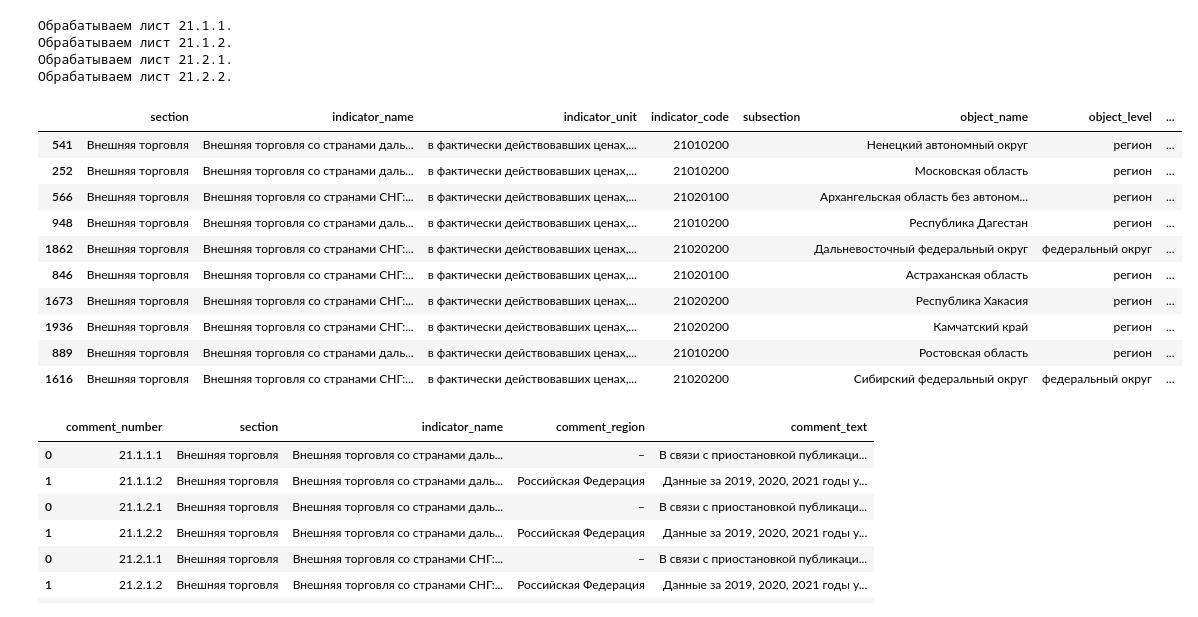
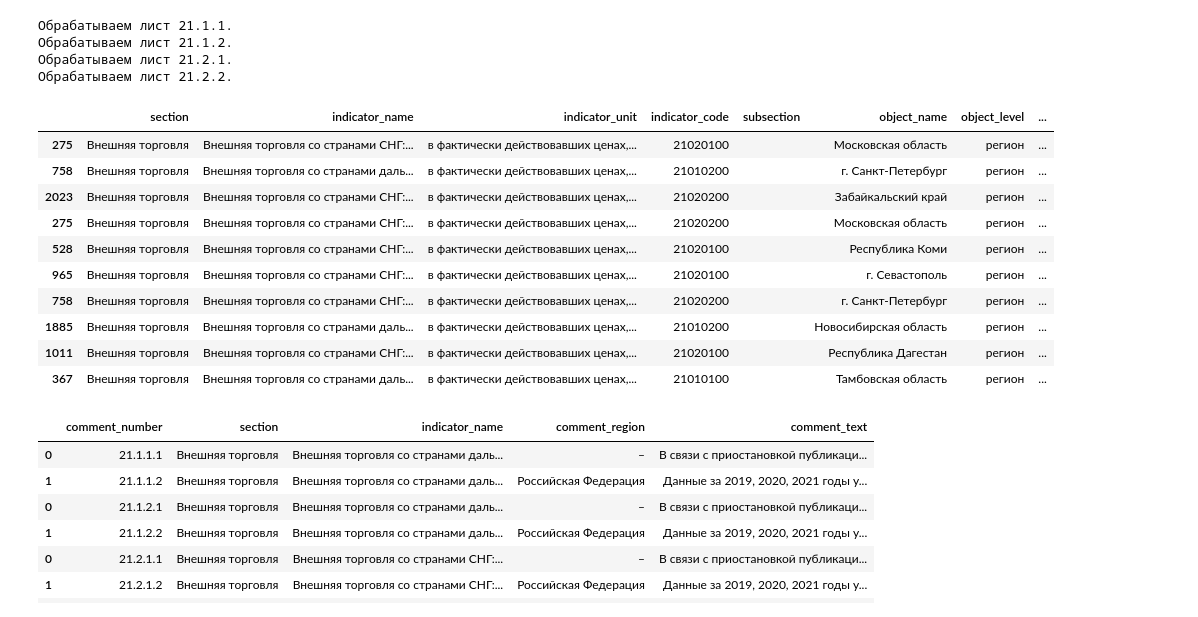
Before and after one commit to heavenorlasvegas/regions_parser, a Jupyter notebook: notebooks/AL_Parsing.ipynb, the cells around one changed output. Cells and saved outputs as stored; diff of their text form; code cells hidden in the pictures.

```diff
--- a/notebooks/AL_Parsing.ipynb
+++ b/notebooks/AL_Parsing.ipynb
@@ -67,19 +48,19 @@ comments.to_csv(f'../result/section_{section_num}_comments.csv', encoding='utf-1
 Обрабатываем лист 21.2.1.
 Обрабатываем лист 21.2.2.
 # %%
-data.sample(10)
+data[data.year==2022].sample(10)
 # %% [output]
 |  | section | indicator_name | indicator_unit | indicator_code | subsection | object_name | object_level | ... |
-| 541 | Внешняя торговля | Внешняя торговля со странами даль... | в фактически действовавших ценах,... | 21010200 |  | Ненецкий автономный округ | регион | ... |
-| 252 | Внешняя торговля | Внешняя торговля со странами даль... | в фактически действовавших ценах,... | 21010200 |  | Московская область | регион | ... |
-| 566 | Внешняя торговля | Внешняя торговля со странами СНГ:... | в фактически действовавших ценах,... | 21020100 |  | Архангельская область без автоном... | регион | ... |
-| 948 | Внешняя торговля | Внешняя торговля со странами даль... | в фактически действовавших ценах,... | 21010200 |  | Республика Дагестан | регион | ... |
-| 1862 | Внешняя торговля | Внешняя торговля со странами СНГ:... | в фактически действовавших ценах,... | 21020200 |  | Дальневосточный федеральный округ | федеральный округ | ... |
-| 846 | Внешняя торговля | Внешняя торговля со странами СНГ:... | в фактически действовавших ценах,... | 21020100 |  | Астраханская область | регион | ... |
-| 1673 | Внешняя торговля | Внешняя торговля со странами СНГ:... | в фактически действовавших ценах,... | 21020200 |  | Республика Хакасия | регион | ... |
-| 1936 | Внешняя торговля | Внешняя торговля со странами СНГ:... | в фактически действовавших ценах,... | 21020200 |  | Камчатский край | регион | ... |
-| 889 | Внешняя торговля | Внешняя торговля со странами даль... | в фактически действовавших ценах,... | 21010200 |  | Ростовская область | регион | ... |
-| 1616 | Внешняя торговля | Внешняя торговля со странами СНГ:... | в фактически действовавших ценах,... | 21020200 |  | Сибирский федеральный округ | федеральный округ | ... |
+| 275 | Внешняя торговля | Внешняя торговля со странами СНГ:... | в фактически действовавших ценах,... | 21020100 |  | Московская область | регион | ... |
+| 758 | Внешняя торговля | Внешняя торговля со странами даль... | в фактически действовавших ценах,... | 21010200 |  | г. Санкт-Петербург | регион | ... |
+| 2023 | Внешняя торговля | Внешняя торговля со странами СНГ:... | в фактически действовавших ценах,... | 21020200 |  | Забайкальский край | регион | ... |
+| 275 | Внешняя торговля | Внешняя торговля со странами СНГ:... | в фактически действовавших ценах,... | 21020200 |  | Московская область | регион | ... |
+| 528 | Внешняя торговля | Внешняя торговля со странами СНГ:... | в фактически действовавших ценах,... | 21020100 |  | Республика Коми | регион | ... |
+| 965 | Внешняя торговля | Внешняя торговля со странами СНГ:... | в фактически действовавших ценах,... | 21020100 |  | г. Севастополь | регион | ... |
+| 758 | Внешняя торговля | Внешняя торговля со странами СНГ:... | в фактически действовавших ценах,... | 21020200 |  | г. Санкт-Петербург | регион | ... |
+| 1885 | Внешняя торговля | Внешняя торговля со странами даль... | в фактически действовавших ценах,... | 21010200 |  | Новосибирская область | регион | ... |
+| 1011 | Внешняя торговля | Внешняя торговля со странами СНГ:... | в фактически действовавших ценах,... | 21020100 |  | Республика Дагестан | регион | ... |
+| 367 | Внешняя торговля | Внешняя торговля со странами даль... | в фактически действовавших ценах,... | 21010100 |  | Тамбовская область | регион | ... |
 # %%
 comments
 # %% [output]
```
Also changed, not shown: parts of 1 cell of this notebook.
